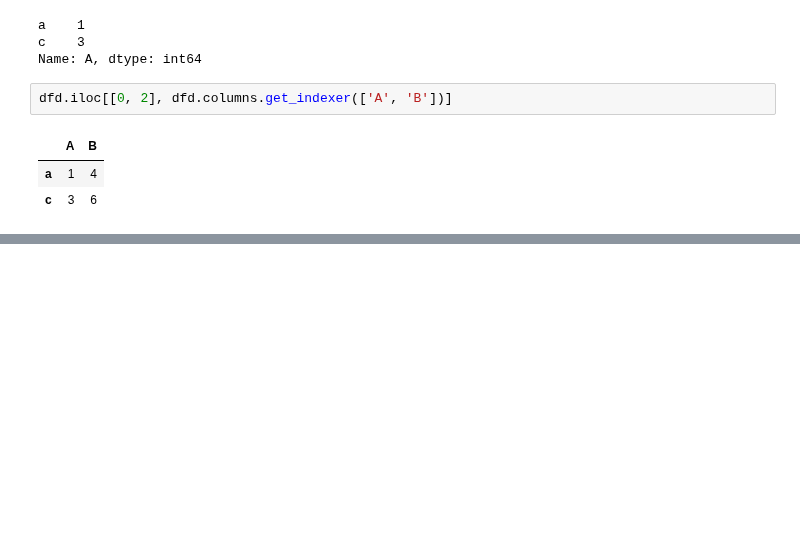
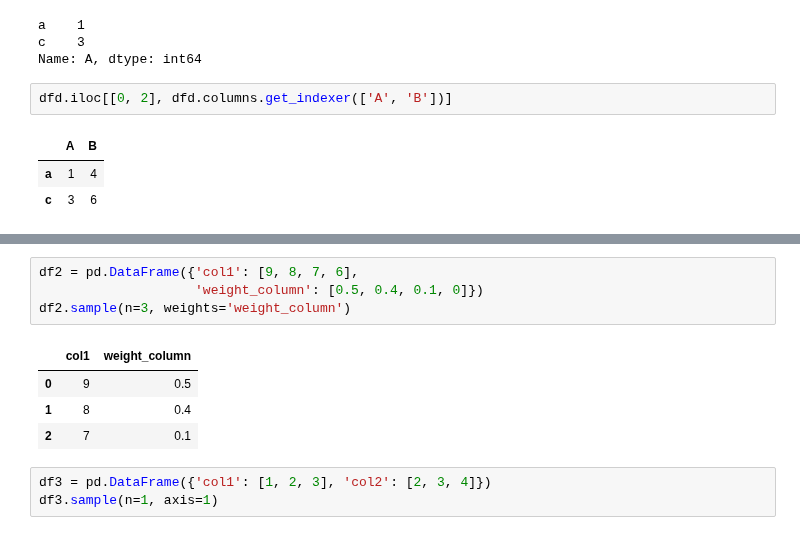
Before and after one commit to manasesmutembei11/ML, a Jupyter notebook: pandas/indexing_and_selecting.ipynb, the cells around one changed output, grey strips where cells are left out. Saved outputs shown, nothing was run; the diff lists cells and outputs as text; blank space fills up the shorter version.

Commit message:
Selecting random samples

```diff
--- a/pandas/indexing_and_selecting.ipynb
+++ b/pandas/indexing_and_selecting.ipynb
@@ -481,0 +542,12 @@ dfd.iloc[[0, 2], dfd.columns.get_indexer(['A', 'B'])]
+# %%
+df2 = pd.DataFrame({'col1': [9, 8, 7, 6],
+                    'weight_column': [0.5, 0.4, 0.1, 0]})
+df2.sample(n=3, weights='weight_column')
+# %% [output]
+|  | col1 | weight_column |
+| 0 | 9 | 0.5 |
+| 1 | 8 | 0.4 |
+| 2 | 7 | 0.1 |
+# %%
+df3 = pd.DataFrame({'col1': [1, 2, 3], 'col2': [2, 3, 4]})
+df3.sample(n=1, axis=1)
```
Also changed, not shown: parts of 8 cells of this notebook.
